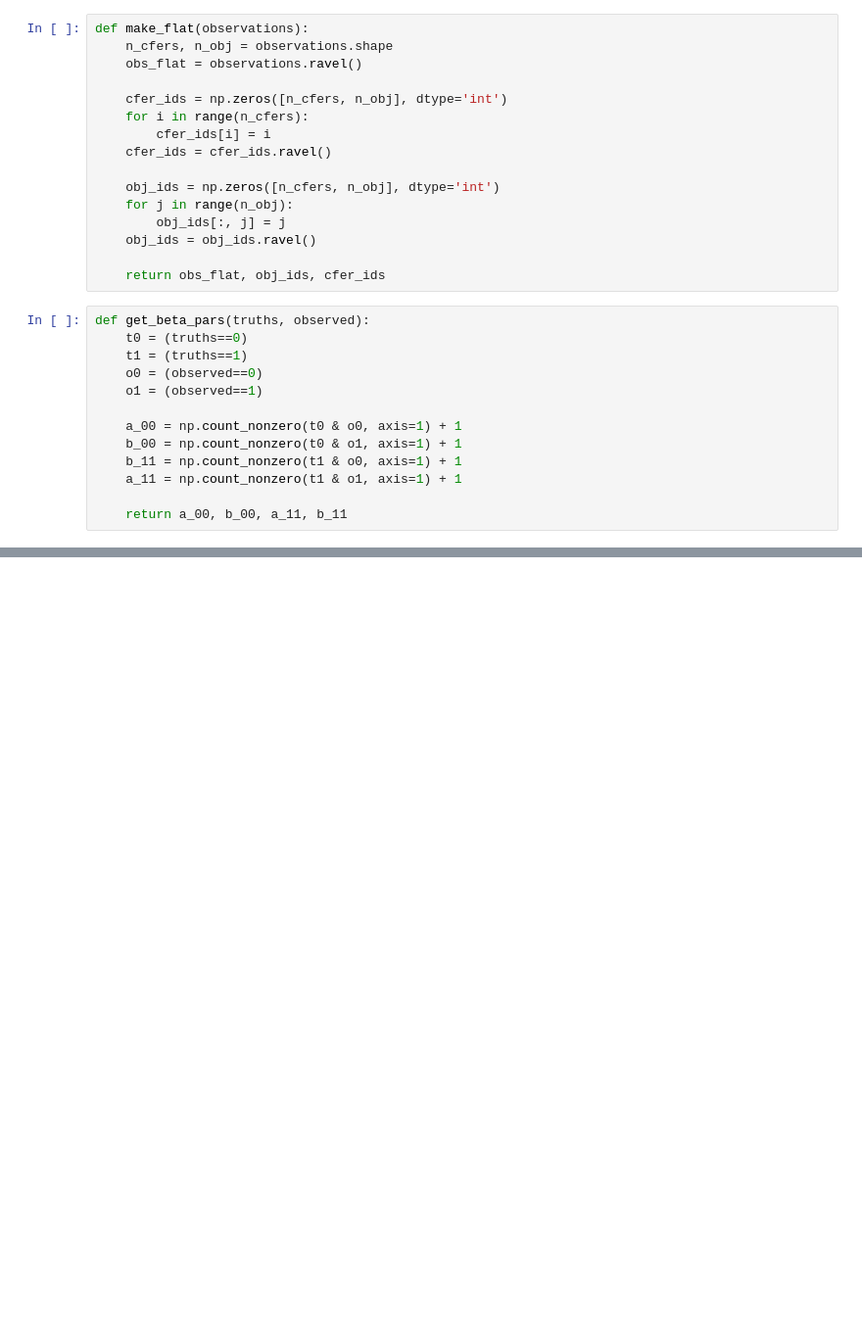
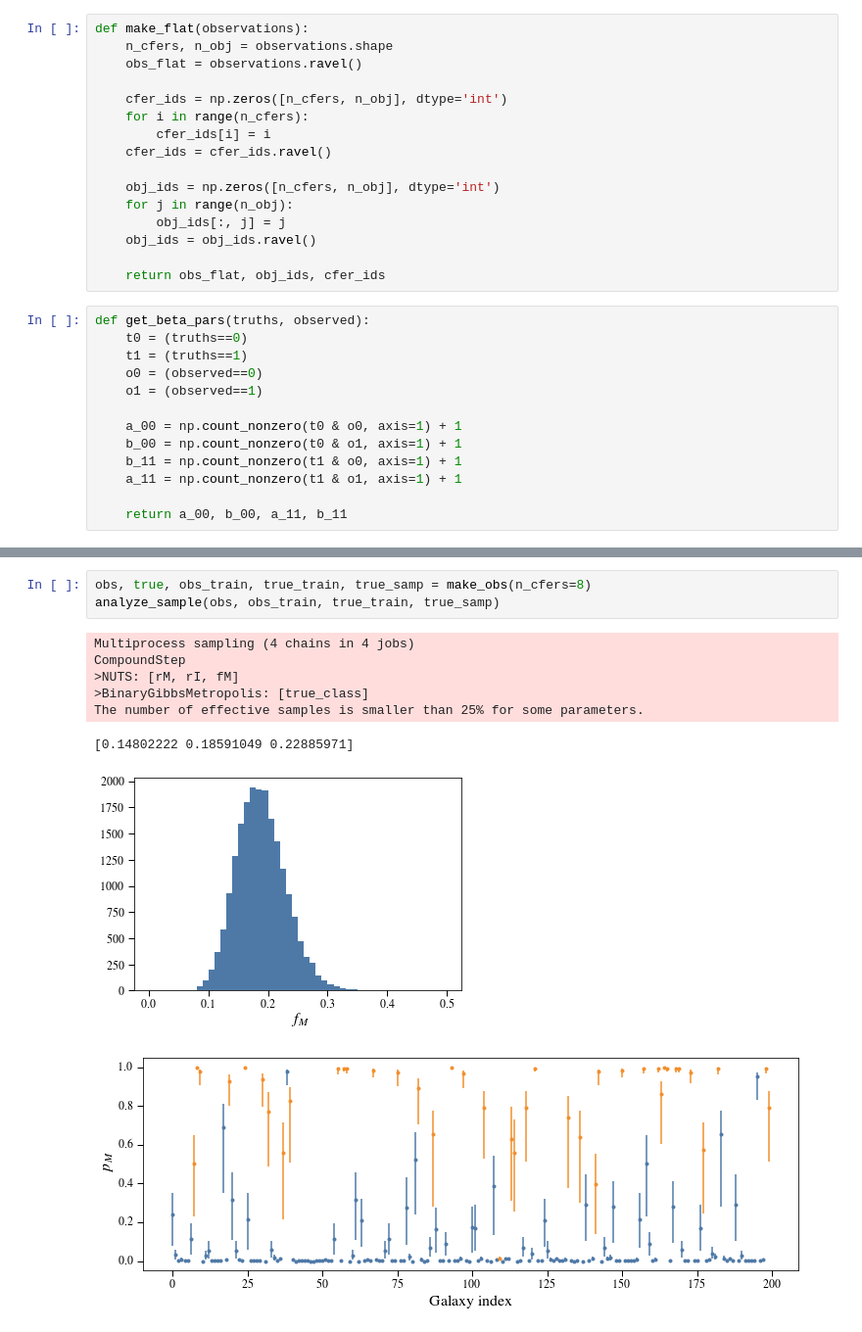
Before and after one commit to dncnwtts/merger_classification, a Jupyter notebook: pymc_model.ipynb, the cells around one changed output, grey strips where cells are left out. Shown at 98% size. Saved outputs shown, nothing was run; the diff lists cells and outputs as text; blank space fills up the shorter version.

```diff
--- a/pymc_model.ipynb
+++ b/pymc_model.ipynb
@@ -151,0 +150,12 @@ Text(0, 0.5, '$p_M$')
+# %%
+obs, true, obs_train, true_train, true_samp = make_obs(n_cfers=8)
+analyze_sample(obs, obs_train, true_train, true_samp)
+# %% [output]
+Multiprocess sampling (4 chains in 4 jobs)
+CompoundStep
+>NUTS: [rM, rI, fM]
+>BinaryGibbsMetropolis: [true_class]
+The number of effective samples is smaller than 25% for some parameters.
+[0.14802222 0.18591049 0.22885971]
+[figure, added]
+[figure, added]
```
Also changed, not shown: parts of 11 cells of this notebook.
